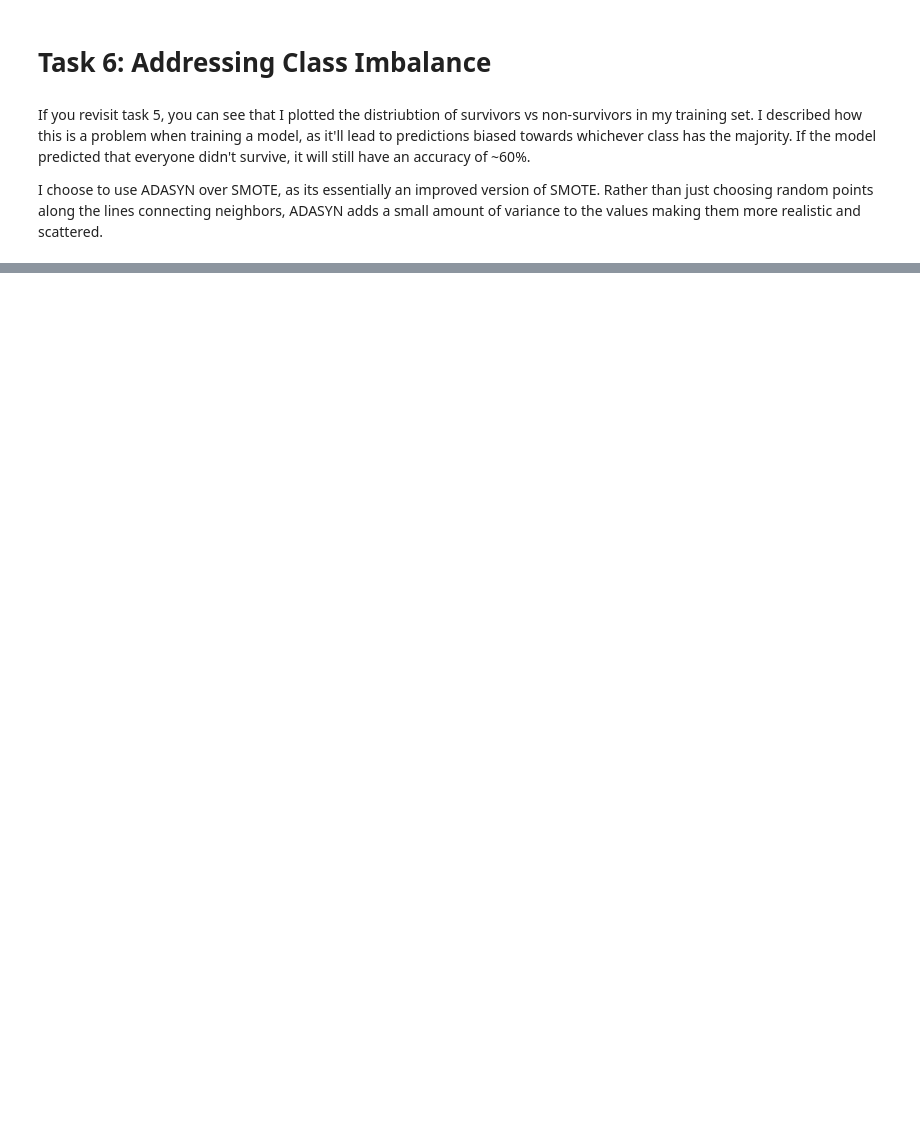
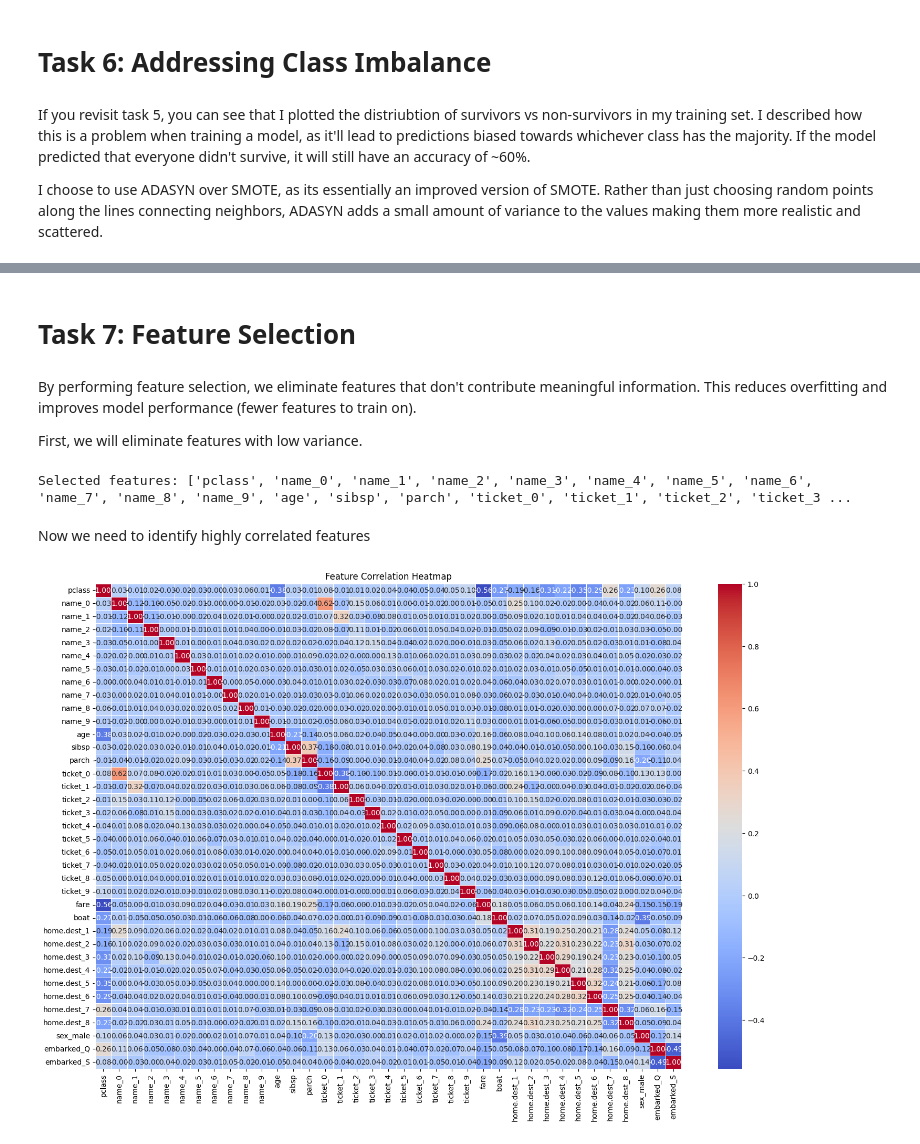
Before and after one commit to boris-gans/ML-fundamentals-2025, a Jupyter notebook: assignment_1_boris_gans.ipynb, the cells around one changed output, grey strips where cells are left out. Cells and saved outputs as stored; diff of their text form; code cells hidden in the pictures; blank space fills up the shorter version.

```diff
--- a/assignment_1_boris_gans.ipynb
+++ b/assignment_1_boris_gans.ipynb
@@ -419,0 +429,30 @@ print(f"After resampling: {Counter(target_train_resampled)}")
+# %% [markdown]
+# Task 7: Feature Selection
+# %% [markdown]
+By performing feature selection, we eliminate features that don't contribute meaningful information. This reduces overfitting and improves model performance (fewer features to train on).
+
+First, we will eliminate features with low variance.
+# %%
+selector = VarianceThreshold(threshold=0.01)
+main_train_reduced = selector.fit_transform(main_train_resampled)
+main_validation_reduced = selector.transform(main_validation)
+main_test_reduced = selector.transform(main_test)
+
+selected_features = main_train.columns[selector.get_support()]
+print(f"Selected features: {list(selected_features)}")
+
+main_train = pandas.DataFrame(main_train_reduced, columns=selected_features)
+main_validation = pandas.DataFrame(main_validation_reduced, columns=selected_features)
+main_test = pandas.DataFrame(main_test_reduced, columns=selected_features)
+# %% [output]
+Selected features: ['pclass', 'name_0', 'name_1', 'name_2', 'name_3', 'name_4', 'name_5', 'name_6', 'name_7', 'name_8', 'name_9', 'age', 'sibsp', 'parch', 'ticket_0', 'ticket_1', 'ticket_2', 'ticket_3 ...
+# %% [markdown]
+Now we need to identify highly correlated features
+# %%
+corr_matrix = main_train.corr()
+plt.figure(figsize=(18, 12))
+sns.heatmap(corr_matrix, annot=True, fmt=".2f", cmap="coolwarm", linewidths=0.5)
+plt.title("Feature Correlation Heatmap")
+plt.show()
+# %% [output]
+[figure, added]
```
Also changed, not shown: parts of 10 cells of this notebook.
